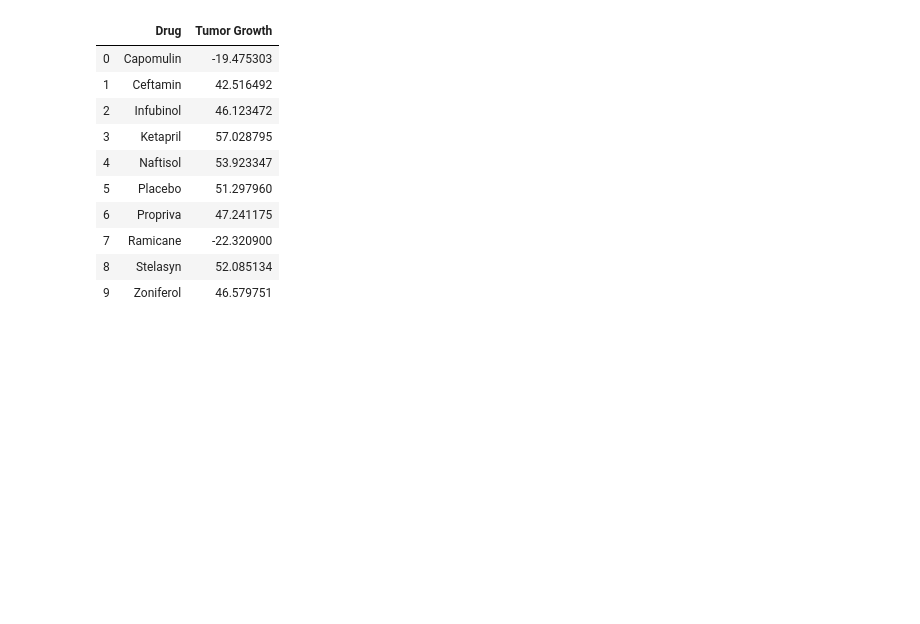
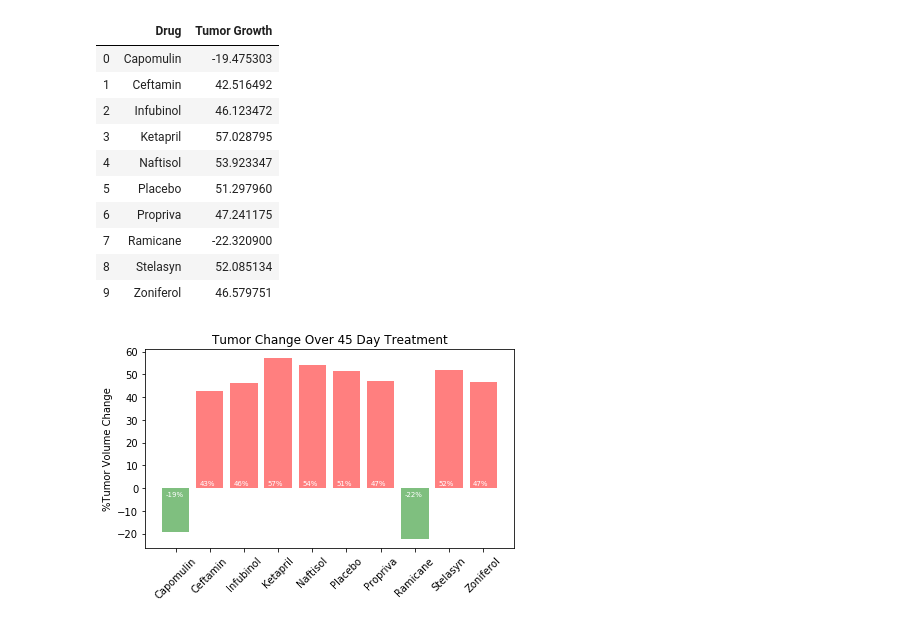
Before and after one commit to Blasda01/Pharmacy_Trials_Python, a Jupyter notebook: Pymaceuticals/pymaceuticals.ipynb, the cells around one changed output. Saved outputs shown, nothing was run; the diff lists cells and outputs as text; code cells hidden in the pictures; blank space fills up the shorter version.

```diff
--- a/Pymaceuticals/pymaceuticals.ipynb
+++ b/Pymaceuticals/pymaceuticals.ipynb
@@ -391,2 +370,49 @@ fig.show()
+# %%
+# Splice the data between passing and failing drugs
+#tumor_change_df["Drug Success"] = tumor_change_df["Tumor Growth"].apply(lambda x: 'Passed' if x <= 0 else 'Failed')
+
+# Store all Relevant Percent Changes into a Tuple
+tumor_change_df.apply(tuple, axis=1)
+
+x_axis = drug_names
+y_values = tumor_change_df["Tumor Growth"]
+color_list = []
+
+for name in tumor_change:
+    if name >= 0:
+        color_list.append('r')
+    else:
+        color_list.append('g')
+
+
+# Orient widths. Add labels, tick marks, etc.
+fig, ax = plt.subplots()
+
+ax.bar(x_axis, y_values, color=color_list, alpha=0.5, align="center")
+ax.set_title("Tumor Change Over 45 Day Treatment")
+ax.set_ylabel("%Tumor Volume Change")
+plt.setp(ax.xaxis.get_majorticklabels(), rotation=45)
+fig.tight_layout()
+
+for i in ax.patches:
+    if i.get_height() >= 0:
+        ax.text(i.get_x()+.1, 1.5, str(int(round(i.get_height())))+'%', fontsize=7, color='white')
+    else:
+        ax.text(i.get_x()+.1, -3.5, str(int(round(i.get_height())))+'%', fontsize=7, color='white')
+
+# Use functions to label the percentages of changes
+   #-------Did this without function
+
+# Call functions to implement the function calls
+    #------Did this without function
+
+# Save the Figure
+plt.savefig("../tumor_change.png")
+
+# Show the Figure
+
+fig.show()
+# %% [output]
+[figure, added]
 # %% [markdown]
 ![Metastatic Spread During Treatment](../Images/change.png)
```
Also changed, not shown: parts of 1 cell of this notebook, 1 other file.
